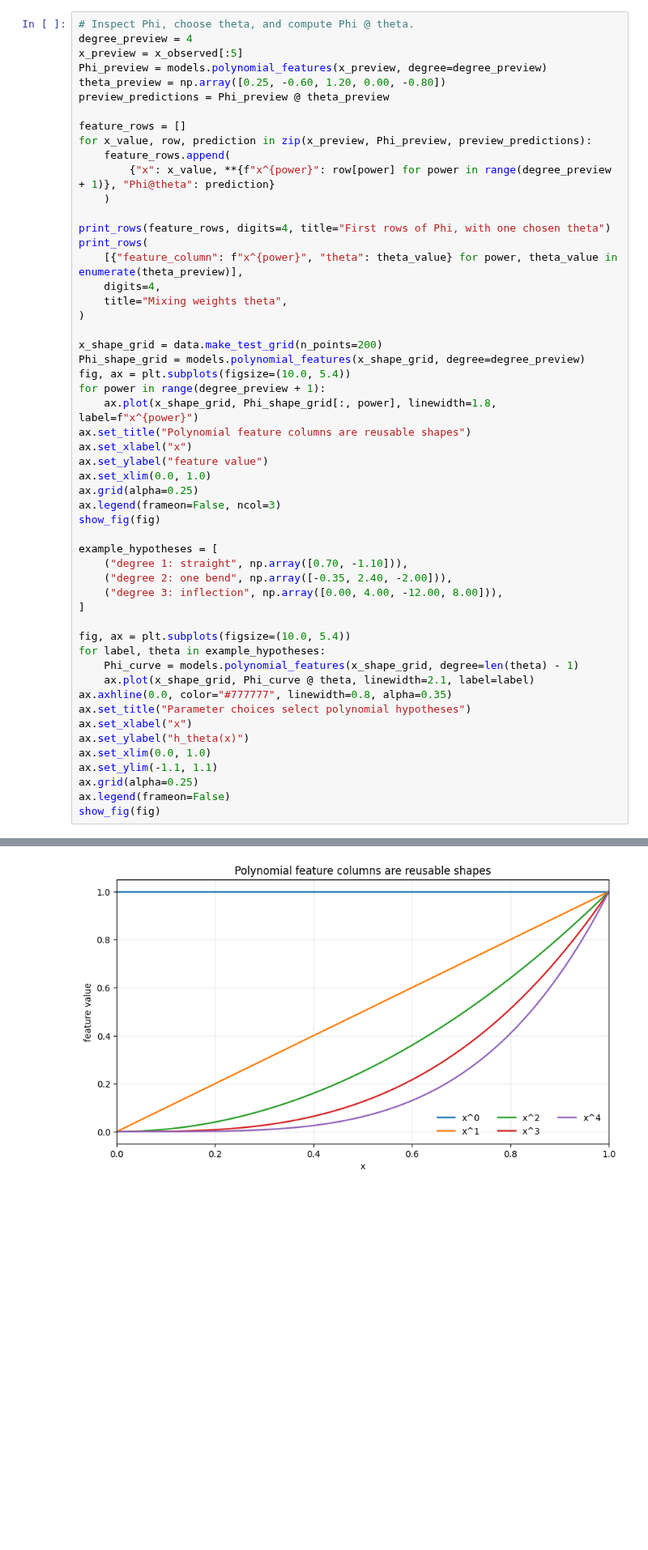
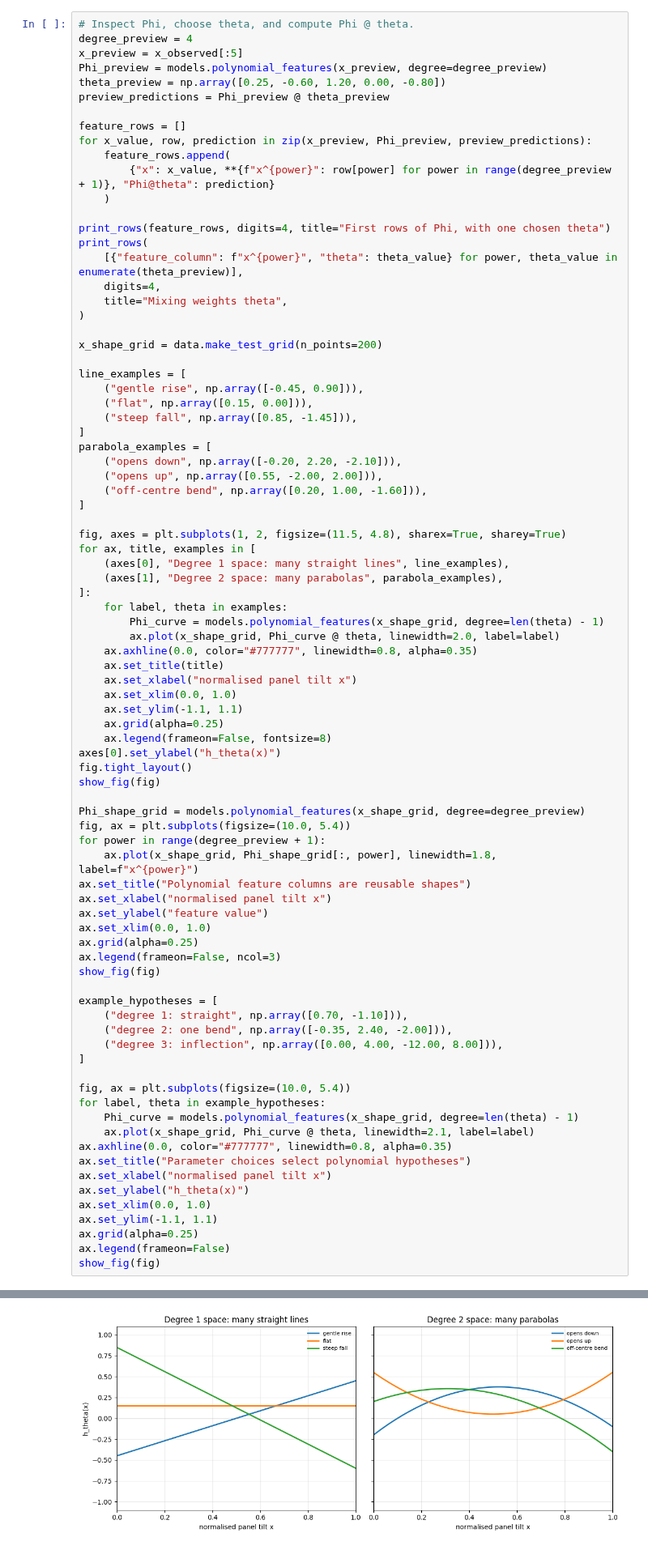
Before and after one commit to nextgenerationgraduatesprogram/nextgen2026-mlai-workshops, a Jupyter notebook: notebooks/02_hypothesis_space.ipynb, the cells around one changed output, grey strips where cells are left out. Shown at 81% size. Drawn from its saved outputs; the diff is of its cells as text; blank space fills up the shorter version.

```diff
--- a/notebooks/02_hypothesis_space.ipynb
+++ b/notebooks/02_hypothesis_space.ipynb
@@ -256,12 +308,43 @@ print_rows(
 )
 
 x_shape_grid = data.make_test_grid(n_points=200)
+
+line_examples = [
+    ("gentle rise", np.array([-0.45, 0.90])),
+    ("flat", np.array([0.15, 0.00])),
+    ("steep fall", np.array([0.85, -1.45])),
+]
+parabola_examples = [
+    ("opens down", np.array([-0.20, 2.20, -2.10])),
+    ("opens up", np.array([0.55, -2.00, 2.00])),
+    ("off-centre bend", np.array([0.20, 1.00, -1.60])),
+]
+
+fig, axes = plt.subplots(1, 2, figsize=(11.5, 4.8), sharex=True, sharey=True)
+for ax, title, examples in [
+    (axes[0], "Degree 1 space: many straight lines", line_examples),
+    (axes[1], "Degree 2 space: many parabolas", parabola_examples),
+]:
+    for label, theta in examples:
+        Phi_curve = models.polynomial_features(x_shape_grid, degree=len(theta) - 1)
+        ax.plot(x_shape_grid, Phi_curve @ theta, linewidth=2.0, label=label)
+    ax.axhline(0.0, color="#777777", linewidth=0.8, alpha=0.35)
+    ax.set_title(title)
+    ax.set_xlabel("normalised panel tilt x")
+    ax.set_xlim(0.0, 1.0)
+    ax.set_ylim(-1.1, 1.1)
+    ax.grid(alpha=0.25)
+    ax.legend(frameon=False, fontsize=8)
+axes[0].set_ylabel("h_theta(x)")
+fig.tight_layout()
+show_fig(fig)
+
 Phi_shape_grid = models.polynomial_features(x_shape_grid, degree=degree_preview)
 fig, ax = plt.subplots(figsize=(10.0, 5.4))
 for power in range(degree_preview + 1):
     ax.plot(x_shape_grid, Phi_shape_grid[:, power], linewidth=1.8, label=f"x^{power}")
 ax.set_title("Polynomial feature columns are reusable shapes")
-ax.set_xlabel("x")
+ax.set_xlabel("normalised panel tilt x")
 ax.set_ylabel("feature value")
 ax.set_xlim(0.0, 1.0)
 ax.grid(alpha=0.25)
@@ -272,32 +355,32 @@ example_hypotheses = [
     ("degree 1: straight", np.array([0.70, -1.10])),
     ("degree 2: one bend", np.array([-0.35, 2.40, -2.00])),
     ("degree 3: inflection", np.array([0.00, 4.00, -12.00, 8.00])),
 ]
 
 fig, ax = plt.subplots(figsize=(10.0, 5.4))
 for label, theta in example_hypotheses:
     Phi_curve = models.polynomial_features(x_shape_grid, degree=len(theta) - 1)
     ax.plot(x_shape_grid, Phi_curve @ theta, linewidth=2.1, label=label)
 ax.axhline(0.0, color="#777777", linewidth=0.8, alpha=0.35)
 ax.set_title("Parameter choices select polynomial hypotheses")
-ax.set_xlabel("x")
+ax.set_xlabel("normalised panel tilt x")
 ax.set_ylabel("h_theta(x)")
 ax.set_xlim(0.0, 1.0)
 ax.set_ylim(-1.1, 1.1)
 ax.grid(alpha=0.25)
 ax.legend(frameon=False)
 show_fig(fig)
 # %% [output]
 First rows of Phi, with one chosen theta
 01. x=0.1774, x^0=1.0000, x^1=0.1774, x^2=0.0315, x^3=0.0056, x^4=0.0010, Phi@theta=0.1805
 02. x=0.1789, x^0=1.0000, x^1=0.1789, x^2=0.0320, x^3=0.0057, x^4=0.0010, Phi@theta=0.1802
 03. x=0.2263, x^0=1.0000, x^1=0.2263, x^2=0.0512, x^3=0.0116, x^4=0.0026, Phi@theta=0.1736
 04. x=0.2779, x^0=1.0000, x^1=0.2779, x^2=0.0772, x^3=0.0215, x^4=0.0060, Phi@theta=0.1712
 05. x=0.2983, x^0=1.0000, x^1=0.2983, x^2=0.0890, x^3=0.0265, x^4=0.0079, Phi@theta=0.1715
 Mixing weights theta
 01. feature_column=x^0, theta=0.2500
 02. feature_column=x^1, theta=-0.6000
 03. feature_column=x^2, theta=1.2000
 04. feature_column=x^3, theta=0
 05. feature_column=x^4, theta=-0.8000
-[figure, old version]
+[figure, new version]
```
Also changed, not shown: parts of 28 cells of this notebook, 5 other files.
